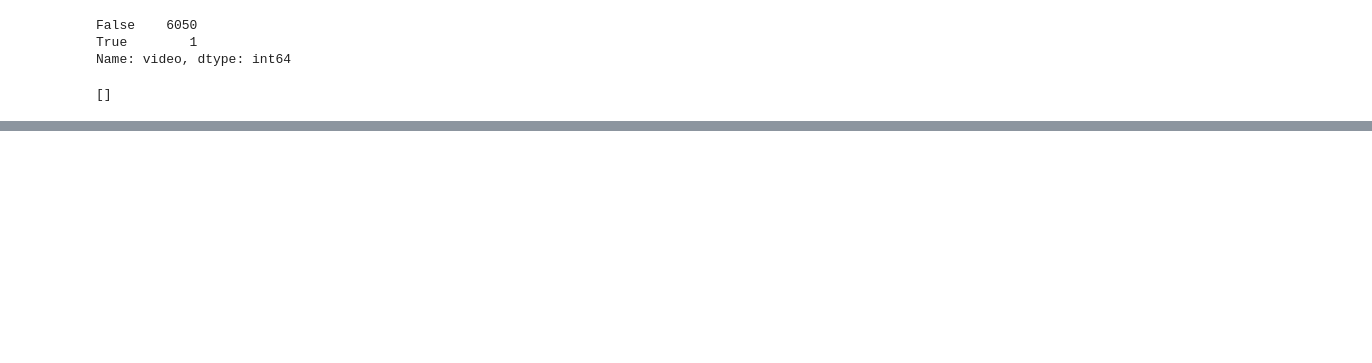
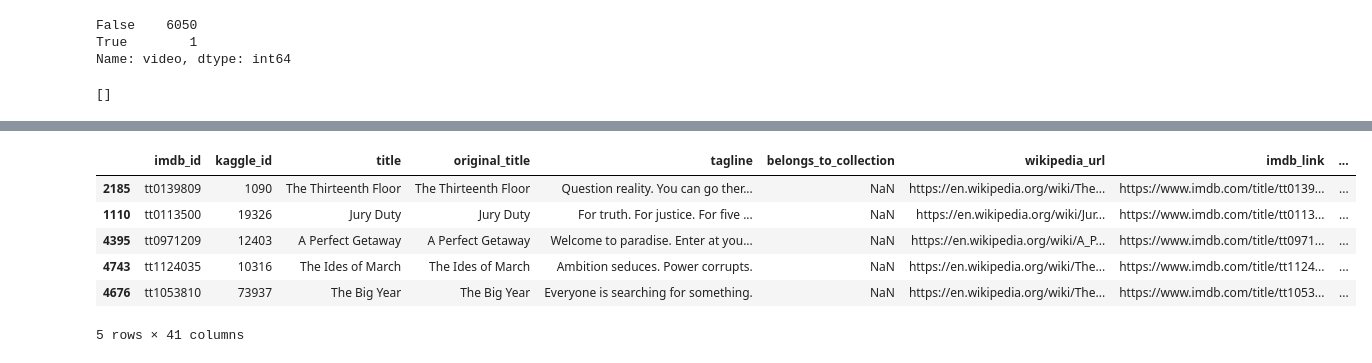
Before and after one commit to npantfoerder/movies-ETL, a Jupyter notebook: transform_wiki_data.ipynb, the cells around one changed output, grey strips where cells are left out. Drawn from its saved outputs; the diff is of its cells as text; code cells hidden in the pictures; blank space fills up the shorter version.

```diff
--- a/transform_wiki_data.ipynb
+++ b/transform_wiki_data.ipynb
@@ -383,3 +383,9 @@ kaggle_metadata['popularity'] = pd.to_numeric(kaggle_metadata['popularity'], err
 kaggle_metadata['release_date'] = pd.to_datetime(kaggle_metadata['release_date'])
 # %%
 ratings['timestamp'] = pd.to_datetime(ratings['timestamp'], unit='s')
+# %%
+rating_counts = ratings.groupby(['movieId', 'rating'], as_index=False).count() \
+    .rename(columns={'userId': 'count'}) \
+    .pivot(index='movieId', columns='rating', values='count')
+rating_counts.columns = ['rating_' + str(col) for col in rating_counts.columns]
+rating_counts.sample()
@@ -598,3 +608,15 @@ movies_df.rename({
     'Composer(s)':'composers',
     'Based on':'based_on'},
     axis='columns', inplace=True)
+# %%
+movies_with_ratings_df = pd.merge(movies_df, rating_counts, left_on='kaggle_id', right_index=True, how='left')
+movies_with_ratings_df[rating_counts.columns] = movies_with_ratings_df[rating_counts.columns].fillna(0)
+movies_with_ratings_df.sample(n=5)
+# %% [output]
+|  | imdb_id | kaggle_id | title | original_title | tagline | belongs_to_collection | wikipedia_url | imdb_link | ... |
+| 2185 | tt0139809 | 1090 | The Thirteenth Floor | The Thirteenth Floor | Question reality. You can go ther... | NaN | https://en.wikipedia.org/wiki/The... | https://www.imdb.com/title/tt0139... | ... |
+| 1110 | tt0113500 | 19326 | Jury Duty | Jury Duty | For truth. For justice. For five ... | NaN | https://en.wikipedia.org/wiki/Jur... | https://www.imdb.com/title/tt0113... | ... |
+| 4395 | tt0971209 | 12403 | A Perfect Getaway | A Perfect Getaway | Welcome to paradise. Enter at you... | NaN | https://en.wikipedia.org/wiki/A_P... | https://www.imdb.com/title/tt0971... | ... |
+| 4743 | tt1124035 | 10316 | The Ides of March | The Ides of March | Ambition seduces. Power corrupts. | NaN | https://en.wikipedia.org/wiki/The... | https://www.imdb.com/title/tt1124... | ... |
+| 4676 | tt1053810 | 73937 | The Big Year | The Big Year | Everyone is searching for something. | NaN | https://en.wikipedia.org/wiki/The... | https://www.imdb.com/title/tt1053... | ... |
+5 rows × 41 columns
```
Also changed, not shown: parts of 12 cells of this notebook, 1 other file.
